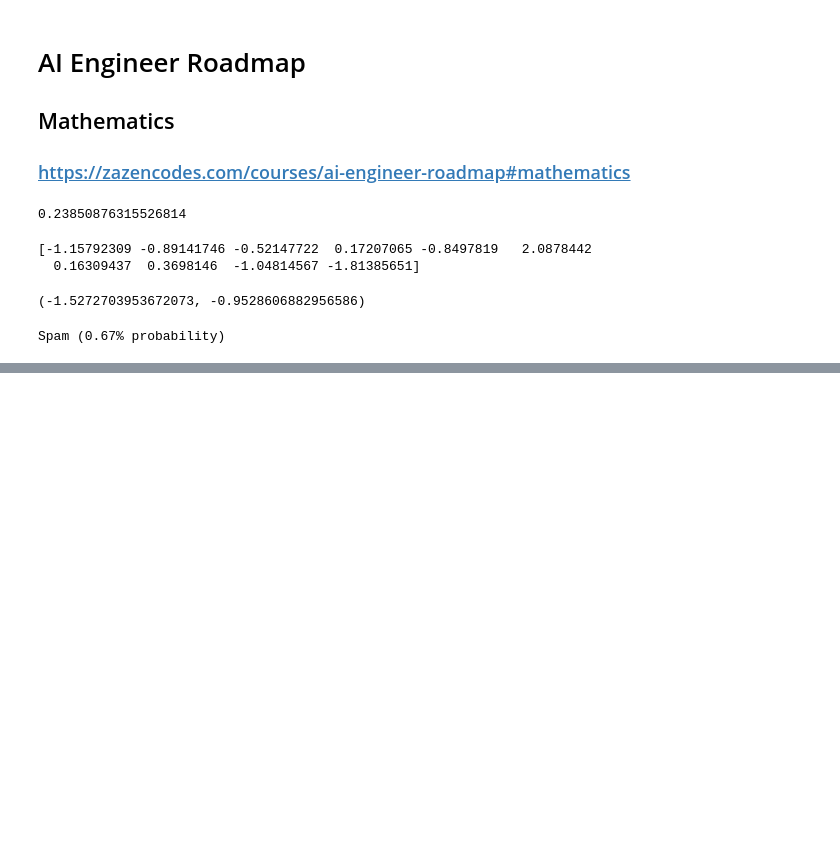
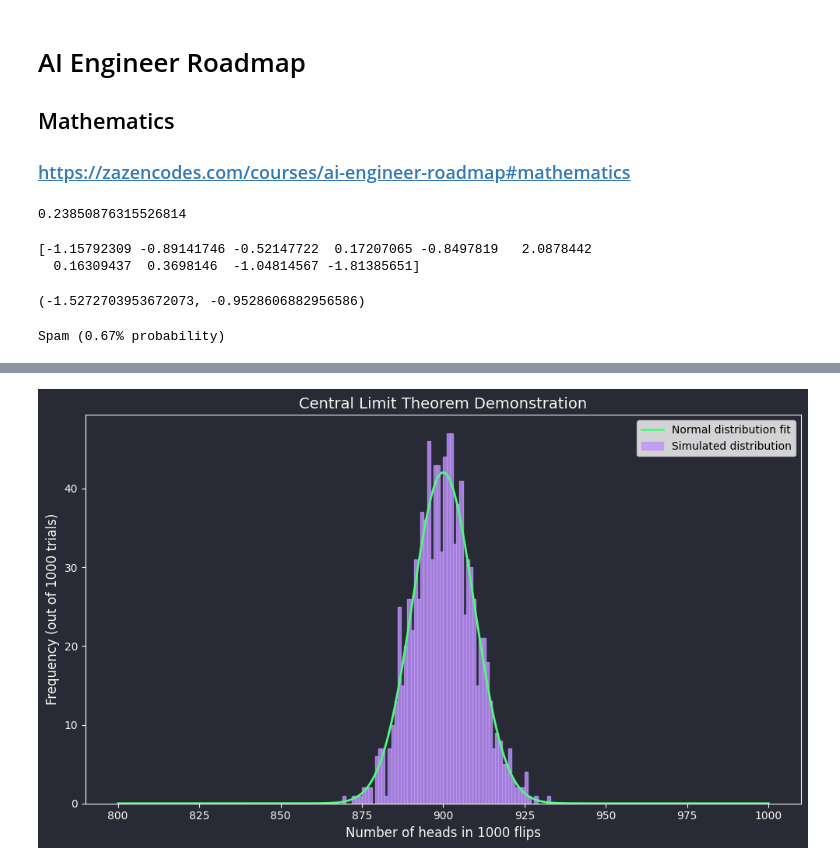
Before and after one commit to zazencodes/ai-engineer-roadmap-notebooks, a Jupyter notebook: 3-mathematics.ipynb, the cells around one changed output, grey strips where cells are left out. Cells and saved outputs as stored; diff of their text form; code cells hidden in the pictures; blank space fills up the shorter version.

```diff
--- a/3-mathematics.ipynb
+++ b/3-mathematics.ipynb
@@ -61,0 +140,4 @@ Spam (0.67% probability)
+# %%
+plot_clt(1000)
+# %% [output]
+[figure, added]
```
Also changed, not shown: parts of 16 cells of this notebook, 3 other files.
